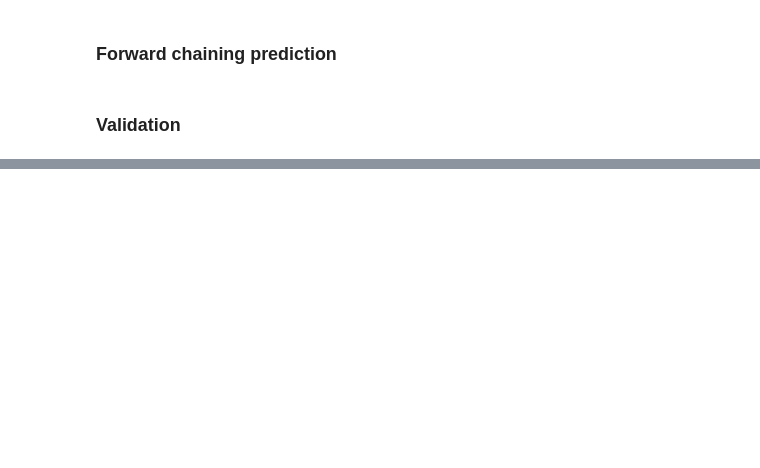
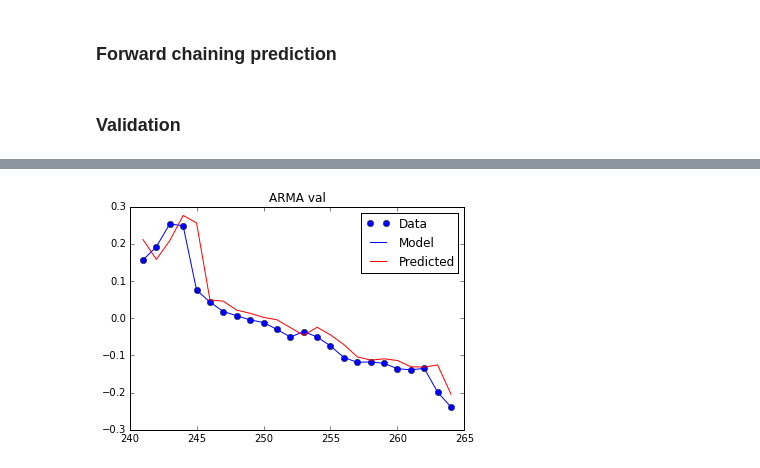
Before and after one commit to mkarlovc/ts, a Jupyter notebook: TimeSeries Analysis.ipynb, the cells around one changed output, grey strips where cells are left out. Saved outputs shown, nothing was run; the diff lists cells and outputs as text; code cells hidden in the pictures; blank space fills up the shorter version.

```diff
--- a/TimeSeries Analysis.ipynb
+++ b/TimeSeries Analysis.ipynb
@@ -45,0 +104,4 @@ model.plot_pred("AR val", indicator, model.AR(indicator), validation[0], validat
+# %%
+model.plot_pred("ARMA val", indicator, indicator, fc_arma1[0], fc_arma1[1])
+# %% [output]
+[figure, added]
```
Also changed, not shown: parts of 28 cells of this notebook, 5 other files.
